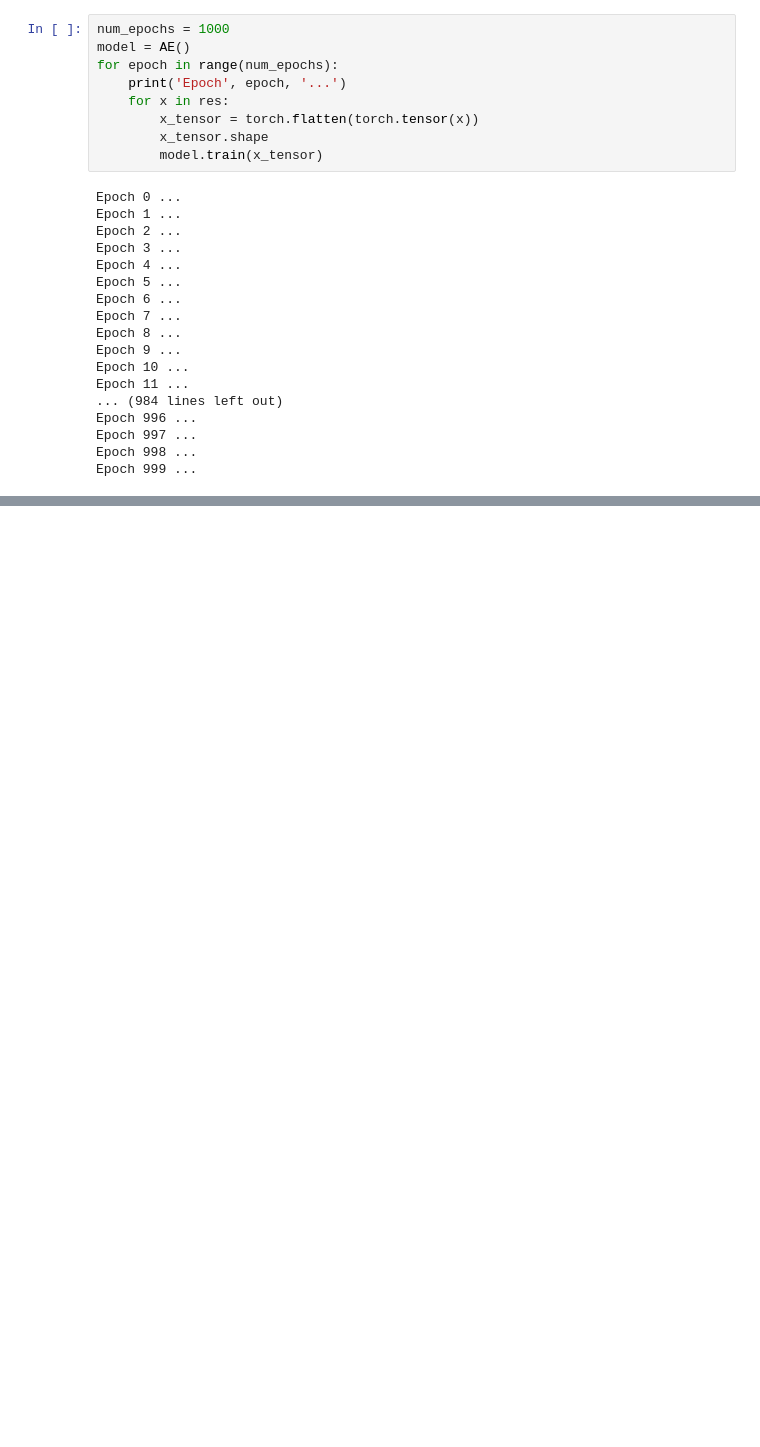
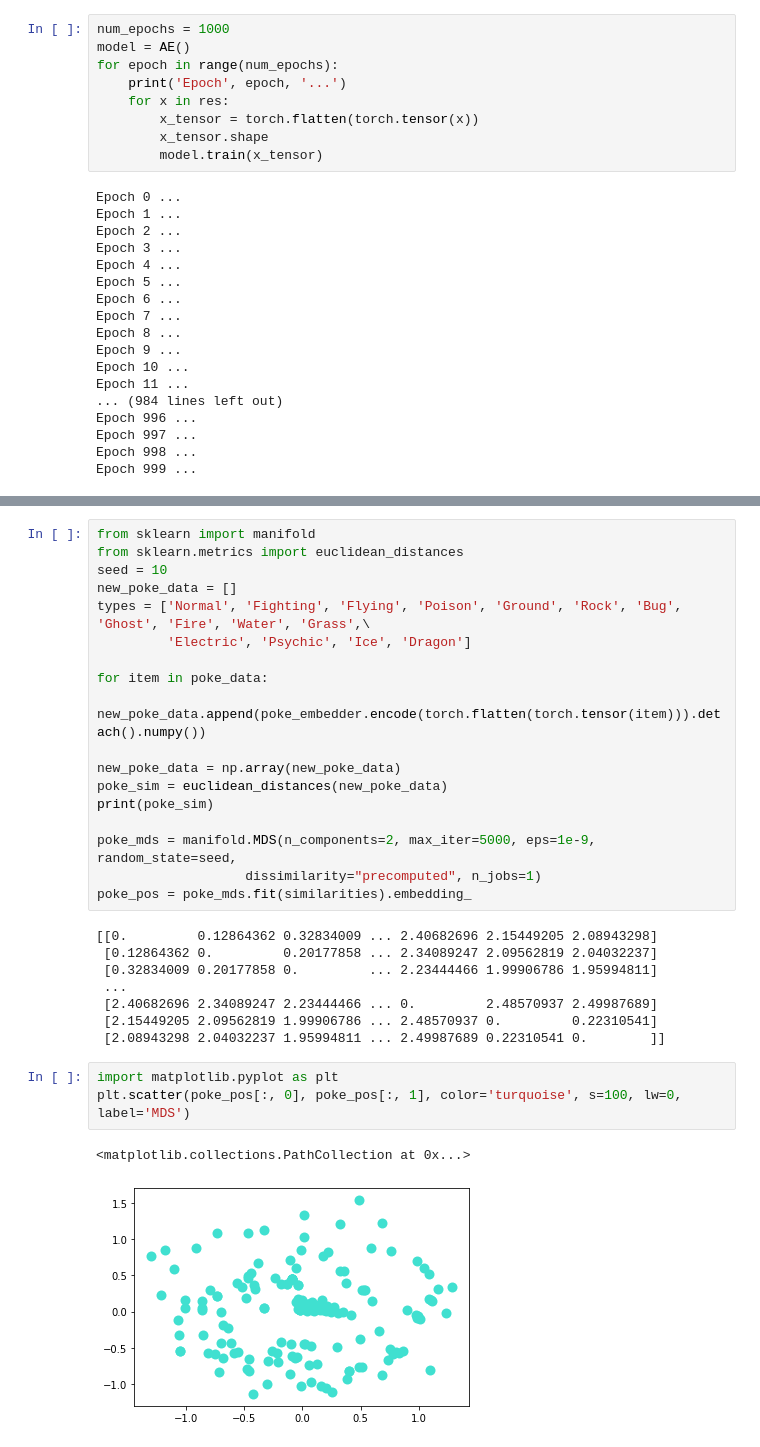
Before and after one commit to alfredzhong0/RLPokemonShowdown, a Jupyter notebook: Pokembeddings.ipynb, the cells around one changed output, grey strips where cells are left out. Drawn from its saved outputs; the diff is of its cells as text; blank space fills up the shorter version.

```diff
--- a/Pokembeddings.ipynb
+++ b/Pokembeddings.ipynb
@@ -335,0 +434,32 @@ plt.scatter(pos[:, 0], pos[:, 1], color='turquoise', s=100, lw=0, label='MDS')
+# %%
+from sklearn import manifold
+from sklearn.metrics import euclidean_distances
+seed = 10
+new_poke_data = []
+types = ['Normal', 'Fighting', 'Flying', 'Poison', 'Ground', 'Rock', 'Bug', 'Ghost', 'Fire', 'Water', 'Grass',\
+         'Electric', 'Psychic', 'Ice', 'Dragon']
+
+for item in poke_data:
+    new_poke_data.append(poke_embedder.encode(torch.flatten(torch.tensor(item))).detach().numpy())
+
+new_poke_data = np.array(new_poke_data)
+poke_sim = euclidean_distances(new_poke_data)
+print(poke_sim)
+
+poke_mds = manifold.MDS(n_components=2, max_iter=5000, eps=1e-9, random_state=seed,
+                   dissimilarity="precomputed", n_jobs=1)
+poke_pos = poke_mds.fit(similarities).embedding_
+# %% [output]
+[[0.         0.12864362 0.32834009 ... 2.40682696 2.15449205 2.08943298]
+ [0.12864362 0.         0.20177858 ... 2.34089247 2.09562819 2.04032237]
+ [0.32834009 0.20177858 0.         ... 2.23444466 1.99906786 1.95994811]
+ ...
+ [2.40682696 2.34089247 2.23444466 ... 0.         2.48570937 2.49987689]
+ [2.15449205 2.09562819 1.99906786 ... 2.48570937 0.         0.22310541]
+ [2.08943298 2.04032237 1.95994811 ... 2.49987689 0.22310541 0.        ]]
+# %%
+import matplotlib.pyplot as plt
+plt.scatter(poke_pos[:, 0], poke_pos[:, 1], color='turquoise', s=100, lw=0, label='MDS')
+# %% [output]
+<matplotlib.collections.PathCollection at 0x...>
+[figure, added]
```
Also changed, not shown: parts of 13 cells of this notebook, 3 other files.
